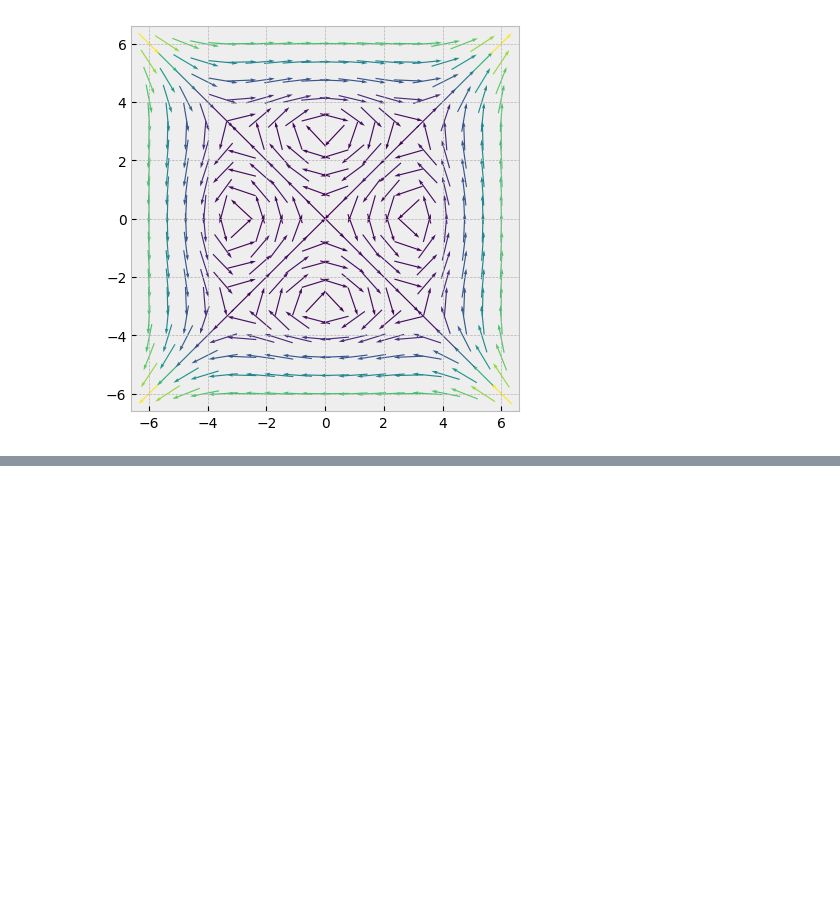
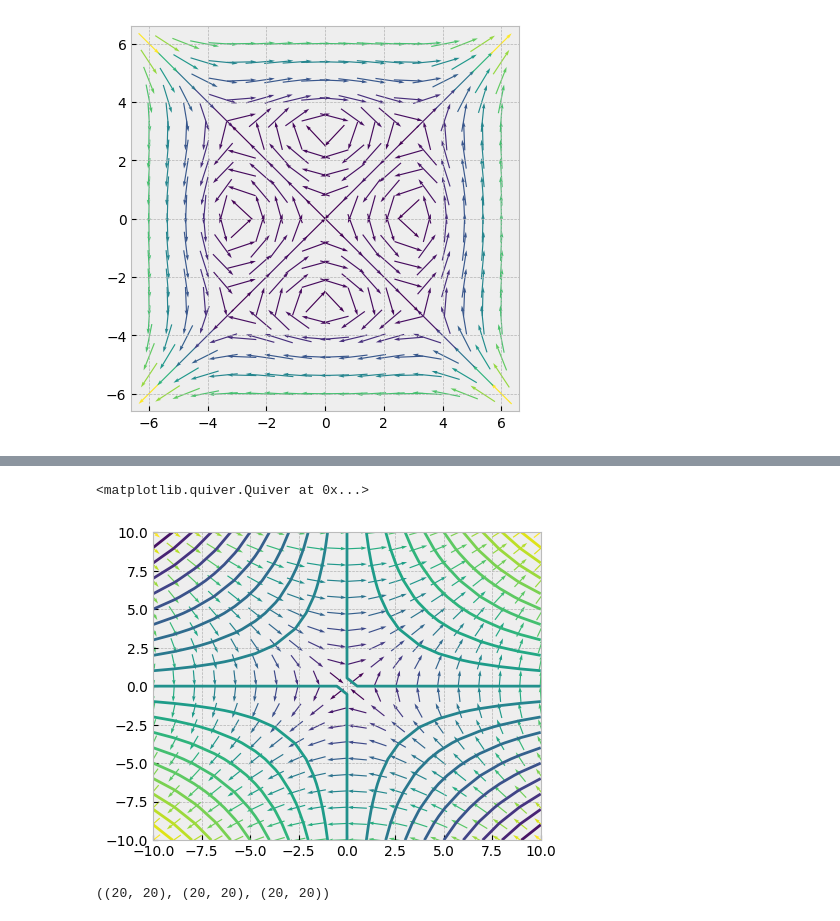
Before and after one commit to prakashjayy/genai, a Jupyter notebook: score/00_vector_field.ipynb, the cells around one changed output, grey strips where cells are left out. Drawn from its saved outputs; the diff is of its cells as text; code cells hidden in the pictures; blank space fills up the shorter version.

```diff
--- a/score/00_vector_field.ipynb
+++ b/score/00_vector_field.ipynb
@@ -87,0 +114,38 @@ plt.show()
+# %%
+fig, ax = plt.subplots(figsize=(5, 4))
+
+
+x = np.linspace(-10, 10, 20)
+y = np.linspace(-10, 10, 20)
+X, Y = np.meshgrid(x, y)
+Z = X*Y
+
+# Create contour plot
+contour = ax.contour(X, Y, Z, levels=20, cmap='viridis')
+
+#
+
+U = Y  # x-component is ∂f/∂x = y
+V = X  # y-component is ∂f/∂y = x
+
+# Calculate vector magnitudes for color mapping
+magnitude = np.sqrt(U**2 + V**2)
+
+U_norm = U/magnitude
+V_norm = V/magnitude
+
+# Plot the vector field with color based on magnitude
+plt.quiver(X, Y, U_norm, V_norm, magnitude, cmap='viridis',
+           pivot='mid', angles='xy', scale_units='xy', scale=1)
+# %% [output]
+<matplotlib.quiver.Quiver at 0x...>
+[figure, added]
+# %%
+x = np.linspace(-10, 10, 20)
+y = np.linspace(-10, 10, 20)
+X, Y = np.meshgrid(x, y)
+#Z = ((X**2)/2) - (Y**2)
+Z = -2*(X**2) + (Y**2)
+Z.shape, X.shape, Y.shape
+# %% [output]
+((20, 20), (20, 20), (20, 20))
```
Also changed, not shown: parts of 4 cells of this notebook, 1 other file.
